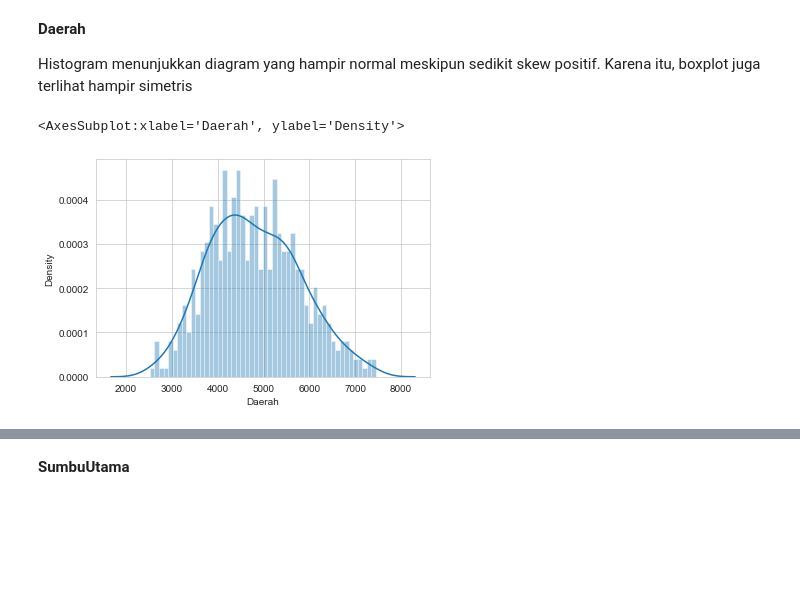
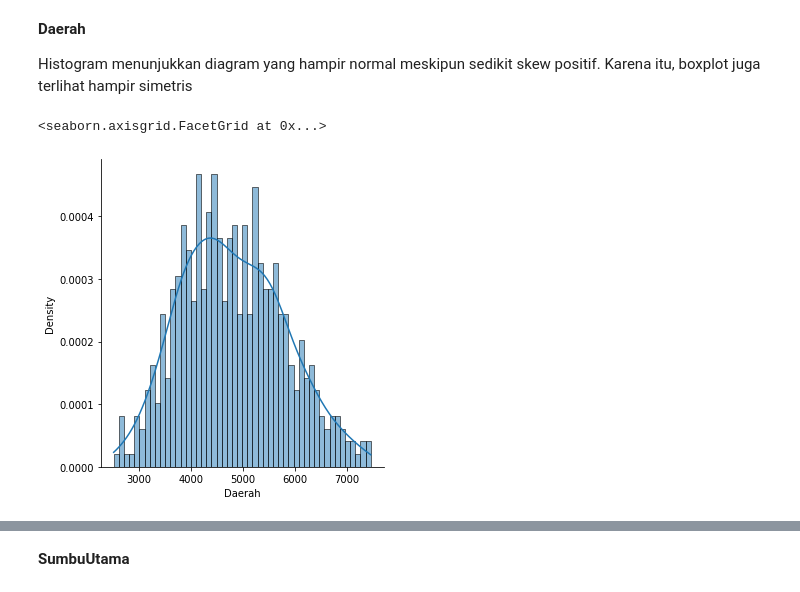
Before and after one commit to pratamaandiko/Tubes-Probstat, a Jupyter notebook: TubesProbstat.ipynb, the cells around one changed output, grey strips where cells are left out. Cells and saved outputs as stored; diff of their text form; code cells hidden in the pictures; blank space fills up the shorter version.

Commit message:
updated visualization, sama no 3

```diff
--- a/TubesProbstat.ipynb
+++ b/TubesProbstat.ipynb
@@ -113,11 +113,11 @@ dalam bentuk histogram dan boxplot untuk setiap kolom numerik. Berikan uraian pe
 
 Histogram menunjukkan diagram yang hampir normal meskipun sedikit skew positif. Karena itu, boxplot juga terlihat hampir simetris
 # %%
-sns.distplot(gandum['Daerah'], hist=True, kde=True, bins=int(50))
+sns.displot(gandum["Daerah"], stat="density", kde=True, bins=50)
 # gandum.hist("Daerah")
 # %% [output]
-<AxesSubplot:xlabel='Daerah', ylabel='Density'>
+<seaborn.axisgrid.FacetGrid at 0x...>
-[figure, old version]
+[figure, new version]
 # %%
 gandum.boxplot("Daerah")
 # %% [output]
```
Also changed, not shown: parts of 21 cells of this notebook.
